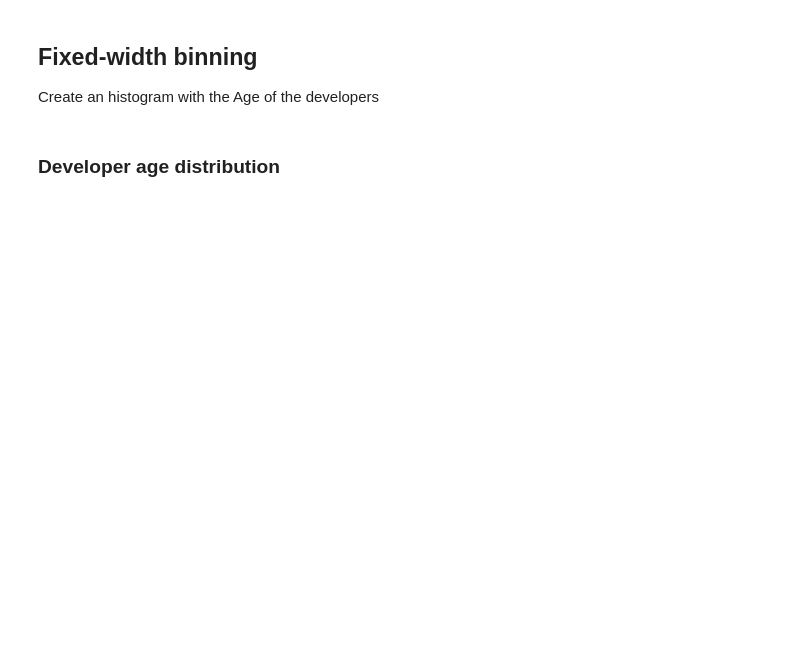
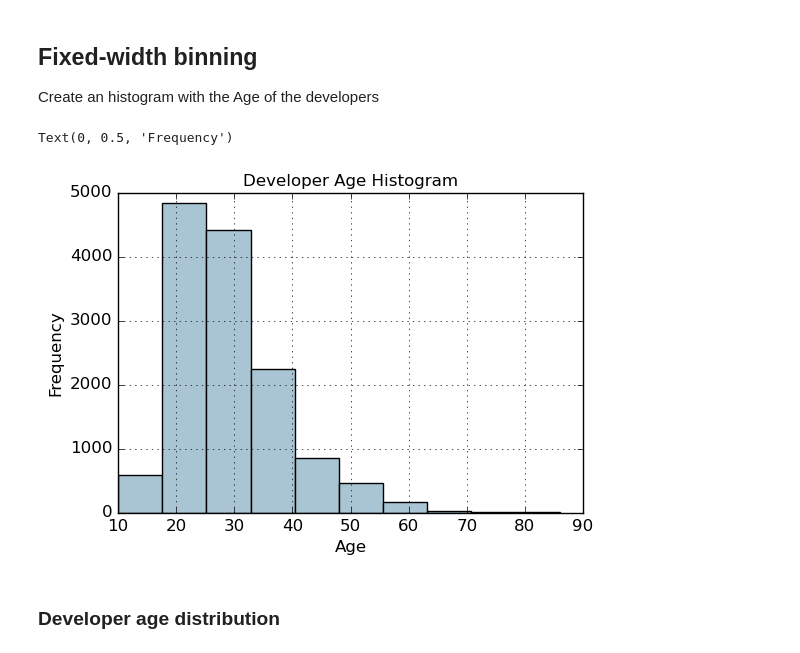
Before and after one commit to albertoromv/thebridge_ft_abr21, a Jupyter notebook: 3-Machine Learning/1-Feature Engineering/1.1 Numéricas/Práctica/2_Ejercicios_Feature_Engineering_NumericData - clase.ipynb, the cells around one changed output. Saved outputs shown, nothing was run; the diff lists cells and outputs as text; code cells hidden in the pictures; blank space fills up the shorter version.

```diff
--- a/3-Machine Learning/1-Feature Engineering/1.1 Numéricas/Práctica/2_Ejercicios_Feature_Engineering_NumericData - clase.ipynb
+++ b/3-Machine Learning/1-Feature Engineering/1.1 Numéricas/Práctica/2_Ejercicios_Feature_Engineering_NumericData - clase.ipynb
@@ -219,3 +238,5 @@ from sklearn.preprocessing import PolynomialFeatures
 Import the dataset in fcc_2016_coder_survey_subset.csv
 # %%
 # Nos interesan solo 'ID.x', 'EmploymentField', 'Age', 'Income'
+fcc_survey_df = pd.read_csv('Ficheros/fcc_2016_coder_survey_subset.csv', encoding='utf-8', sep=',')
+fcc_survey_df[['ID.x', 'EmploymentField', 'Age', 'Income']].head()
@@ -223,5 +251,14 @@ Import the dataset in fcc_2016_coder_survey_subset.csv
 ## Fixed-width binning
 
 Create an histogram with the Age of the developers
+# %%
+fig, ax = plt.subplots()
+fcc_survey_df['Age'].hist(color='#A9C5D3')
+ax.set_title('Developer Age Histogram', fontsize=12)
+ax.set_xlabel('Age', fontsize= 12)
+ax.set_ylabel('Frequency', fontsize=12)
+# %% [output]
+Text(0, 0.5, 'Frequency')
+[figure, added]
 # %% [markdown]
 ### Developer age distribution
```
Also changed, not shown: parts of 18 cells of this notebook, 2 other files.
